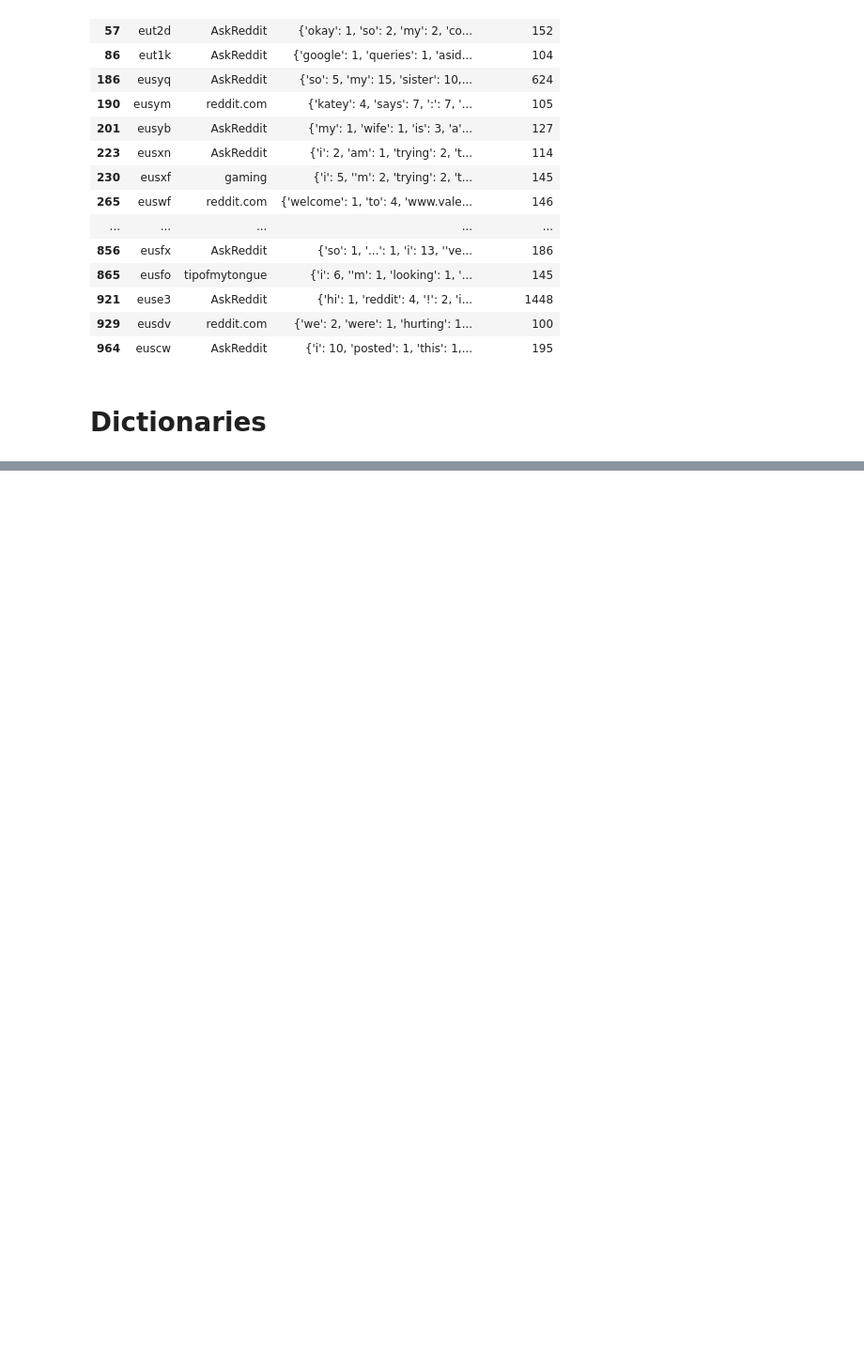
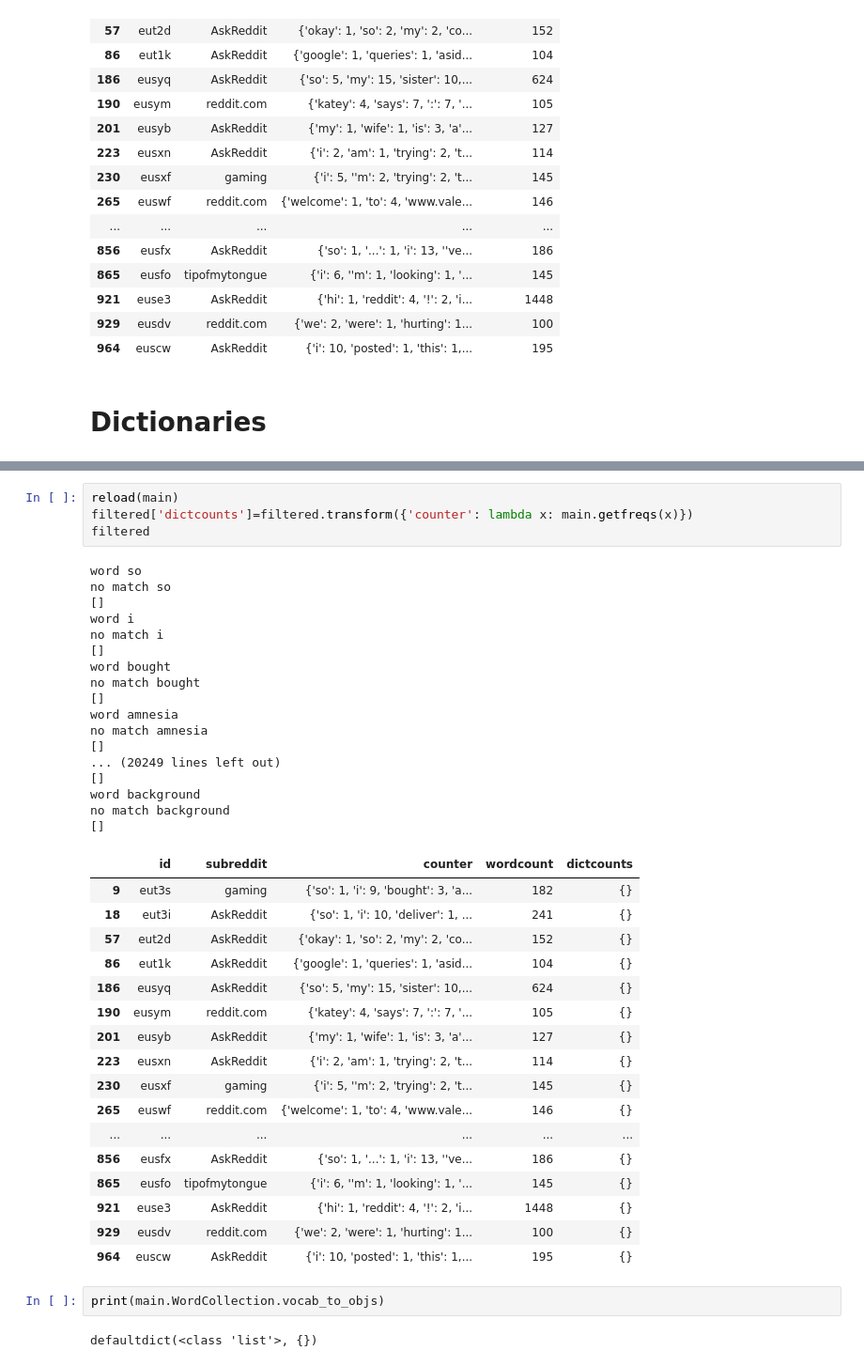
Before and after one commit to KChalk/RedditBasics, a Jupyter notebook: sequential/main.ipynb, the cells around one changed output, grey strips where cells are left out. Shown at 94% size. Drawn from its saved outputs; the diff is of its cells as text; blank space fills up the shorter version.

```diff
--- a/sequential/main.ipynb
+++ b/sequential/main.ipynb
@@ -118,0 +135,43 @@ abscounts
+# %%
+reload(main)
+filtered['dictcounts']=filtered.transform({'counter': lambda x: main.getfreqs(x)})
+filtered
+# %% [output]
+word so
+no match so
+[]
+word i
+no match i
+[]
+word bought
+no match bought
+[]
+word amnesia
+no match amnesia
+[]
+... (20249 lines left out)
+[]
+word background
+no match background
+[]
+|  | id | subreddit | counter | wordcount | dictcounts |
+| 9 | eut3s | gaming | {'so': 1, 'i': 9, 'bought': 3, 'a... | 182 | {} |
+| 18 | eut3i | AskReddit | {'so': 1, 'i': 10, 'deliver': 1, ... | 241 | {} |
+| 57 | eut2d | AskReddit | {'okay': 1, 'so': 2, 'my': 2, 'co... | 152 | {} |
+| 86 | eut1k | AskReddit | {'google': 1, 'queries': 1, 'asid... | 104 | {} |
+| 186 | eusyq | AskReddit | {'so': 5, 'my': 15, 'sister': 10,... | 624 | {} |
+| 190 | eusym | reddit.com | {'katey': 4, 'says': 7, ':': 7, '... | 105 | {} |
+| 201 | eusyb | AskReddit | {'my': 1, 'wife': 1, 'is': 3, 'a'... | 127 | {} |
+| 223 | eusxn | AskReddit | {'i': 2, 'am': 1, 'trying': 2, 't... | 114 | {} |
+| 230 | eusxf | gaming | {'i': 5, ''m': 2, 'trying': 2, 't... | 145 | {} |
+| 265 | euswf | reddit.com | {'welcome': 1, 'to': 4, 'www.vale... | 146 | {} |
+| ... | ... | ... | ... | ... | ... |
+| 856 | eusfx | AskReddit | {'so': 1, '...': 1, 'i': 13, ''ve... | 186 | {} |
+| 865 | eusfo | tipofmytongue | {'i': 6, ''m': 1, 'looking': 1, '... | 145 | {} |
+| 921 | euse3 | AskReddit | {'hi': 1, 'reddit': 4, '!': 2, 'i... | 1448 | {} |
+| 929 | eusdv | reddit.com | {'we': 2, 'were': 1, 'hurting': 1... | 100 | {} |
+| 964 | euscw | AskReddit | {'i': 10, 'posted': 1, 'this': 1,... | 195 | {} |
+# %%
+print(main.WordCollection.vocab_to_objs)
+# %% [output]
+defaultdict(<class 'list'>, {})
```
Also changed, not shown: parts of 2 cells of this notebook, 2 other files.
